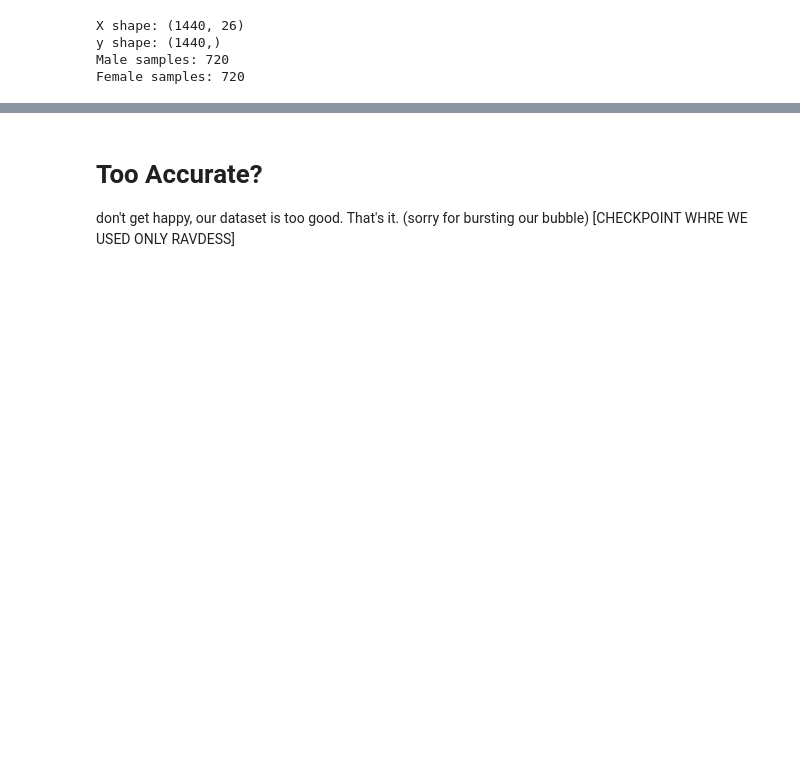
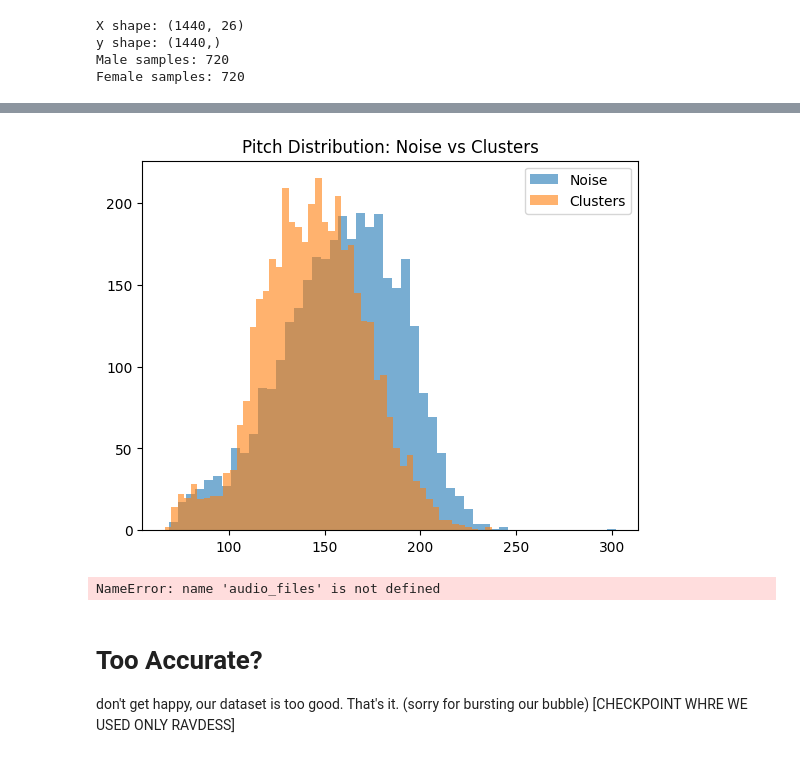
Before and after one commit to SattuSupCodes/SentimentAnalysis_TheoreticalLearning, a Jupyter notebook: diarisation_gender_basis.ipynb, the cells around one changed output, grey strips where cells are left out. Saved outputs shown, nothing was run; the diff lists cells and outputs as text; code cells hidden in the pictures; blank space fills up the shorter version.

```diff
--- a/diarisation_gender_basis.ipynb
+++ b/diarisation_gender_basis.ipynb
@@ -202,0 +307,7 @@ print(cm)
+# %%
+df = pd.DataFrame({
+    "cluster": clusters_hdb,
+    "pitch": pitches
+})
+
+df.groupby("cluster")["pitch"].describe()
@@ -202,0 +320,8 @@ print(cm)
+# %%
+plt.hist(df[df["cluster"] == -1]["pitch"], bins=50, alpha=0.6, label="Noise")
+plt.hist(df[df["cluster"] != -1]["pitch"], bins=50, alpha=0.6, label="Clusters")
+plt.legend()
+plt.title("Pitch Distribution: Noise vs Clusters")
+plt.show()
+# %% [output]
+[figure, added]
@@ -203,3 +340,11 @@ print(cm)
+# %%
+pitch_frames = []
+
+for file in audio_files:
+    y, sr = librosa.load(file, sr=None)
+    pitch_frames.append(extract_pitch_frames(y, sr))
+# %% [output]
+NameError: name 'audio_files' is not defined
 # %% [markdown]
 # Too Accurate?
 don't get happy, our dataset is too good. That's it. (sorry for bursting our bubble) [CHECKPOINT WHRE WE USED ONLY RAVDESS]
```
Also changed, not shown: parts of 18 cells of this notebook.
